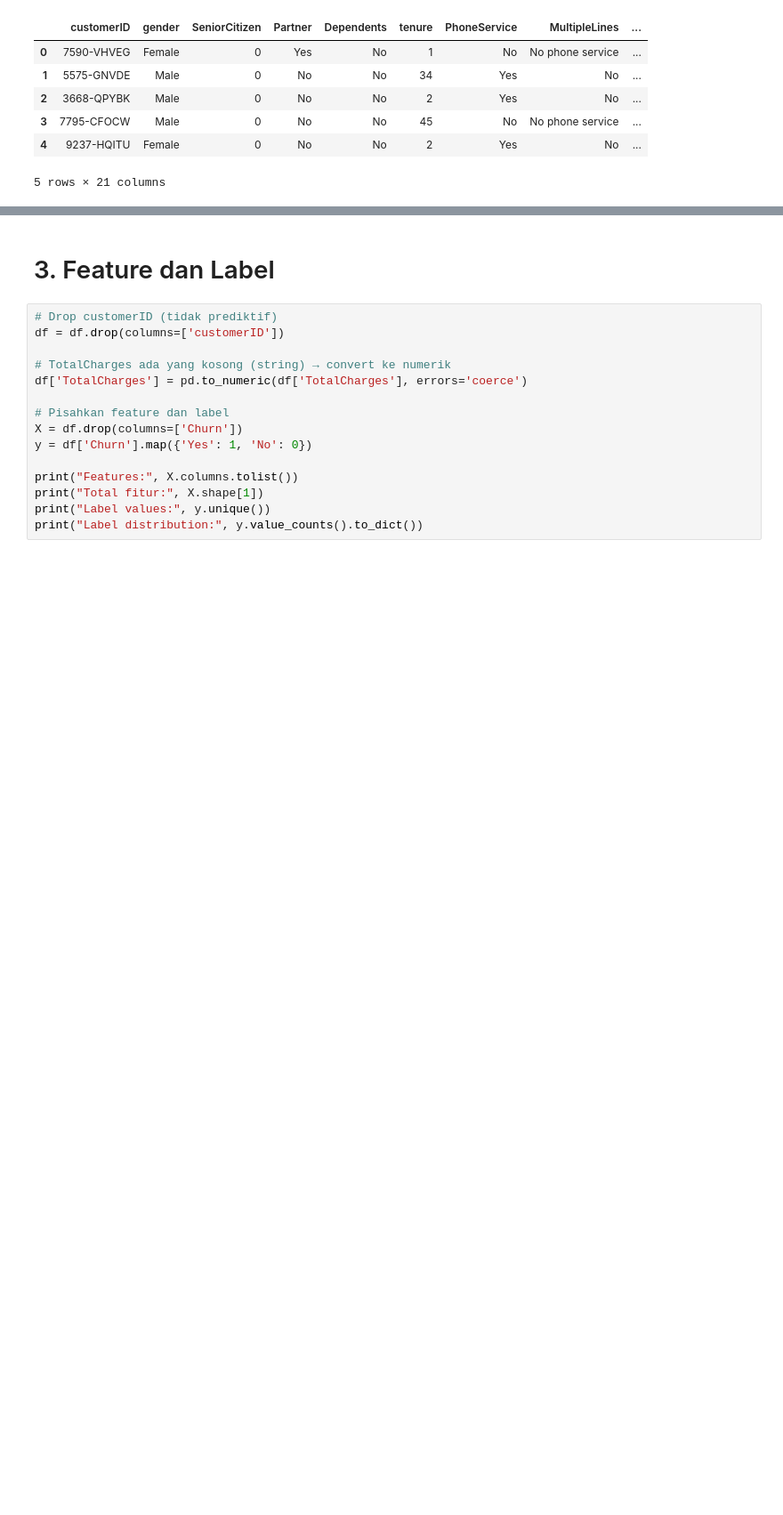
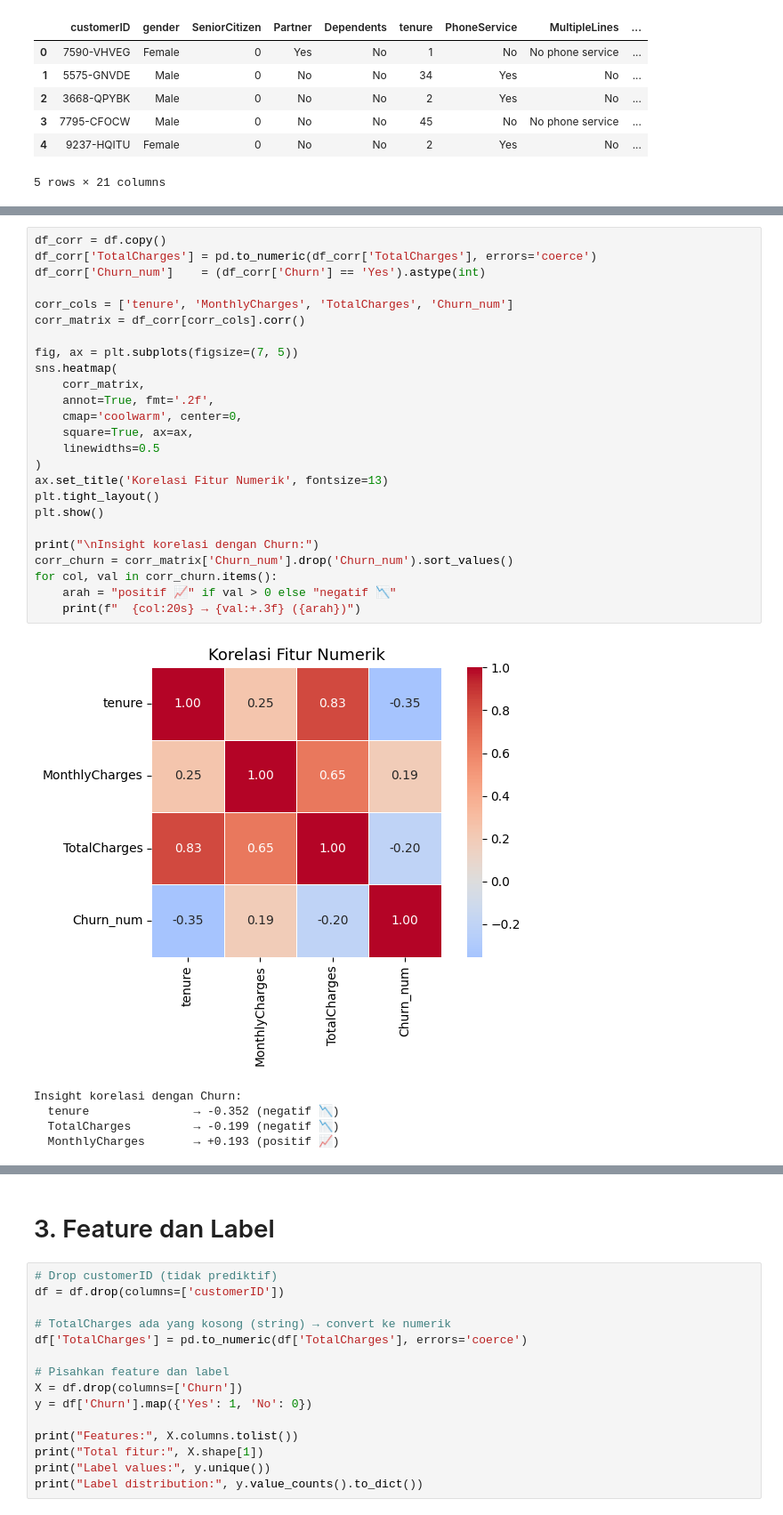
Before and after one commit to Qorrykharismayani/Tugas-Besar-Machine-Learning, a Jupyter notebook: notebooks/model_rf.ipynb, the cells around one changed output, grey strips where cells are left out. Shown at 89% size. Saved outputs shown, nothing was run; the diff lists cells and outputs as text; blank space fills up the shorter version.

```diff
--- a/notebooks/model_rf.ipynb
+++ b/notebooks/model_rf.ipynb
@@ -68,0 +209,31 @@ Name: proportion, dtype: float64
+# %%
+df_corr = df.copy()
+df_corr['TotalCharges'] = pd.to_numeric(df_corr['TotalCharges'], errors='coerce')
+df_corr['Churn_num']    = (df_corr['Churn'] == 'Yes').astype(int)
+
+corr_cols = ['tenure', 'MonthlyCharges', 'TotalCharges', 'Churn_num']
+corr_matrix = df_corr[corr_cols].corr()
+
+fig, ax = plt.subplots(figsize=(7, 5))
+sns.heatmap(
+    corr_matrix,
+    annot=True, fmt='.2f',
+    cmap='coolwarm', center=0,
+    square=True, ax=ax,
+    linewidths=0.5
+)
+ax.set_title('Korelasi Fitur Numerik', fontsize=13)
+plt.tight_layout()
+plt.show()
+
+print("\nInsight korelasi dengan Churn:")
+corr_churn = corr_matrix['Churn_num'].drop('Churn_num').sort_values()
+for col, val in corr_churn.items():
+    arah = "positif 📈" if val > 0 else "negatif 📉"
+    print(f"  {col:20s} → {val:+.3f} ({arah})")
+# %% [output]
+[figure, added]
+Insight korelasi dengan Churn:
+  tenure               → -0.352 (negatif 📉)
+  TotalCharges         → -0.199 (negatif 📉)
+  MonthlyCharges       → +0.193 (positif 📈)
```
Also changed, not shown: parts of 7 cells of this notebook.
